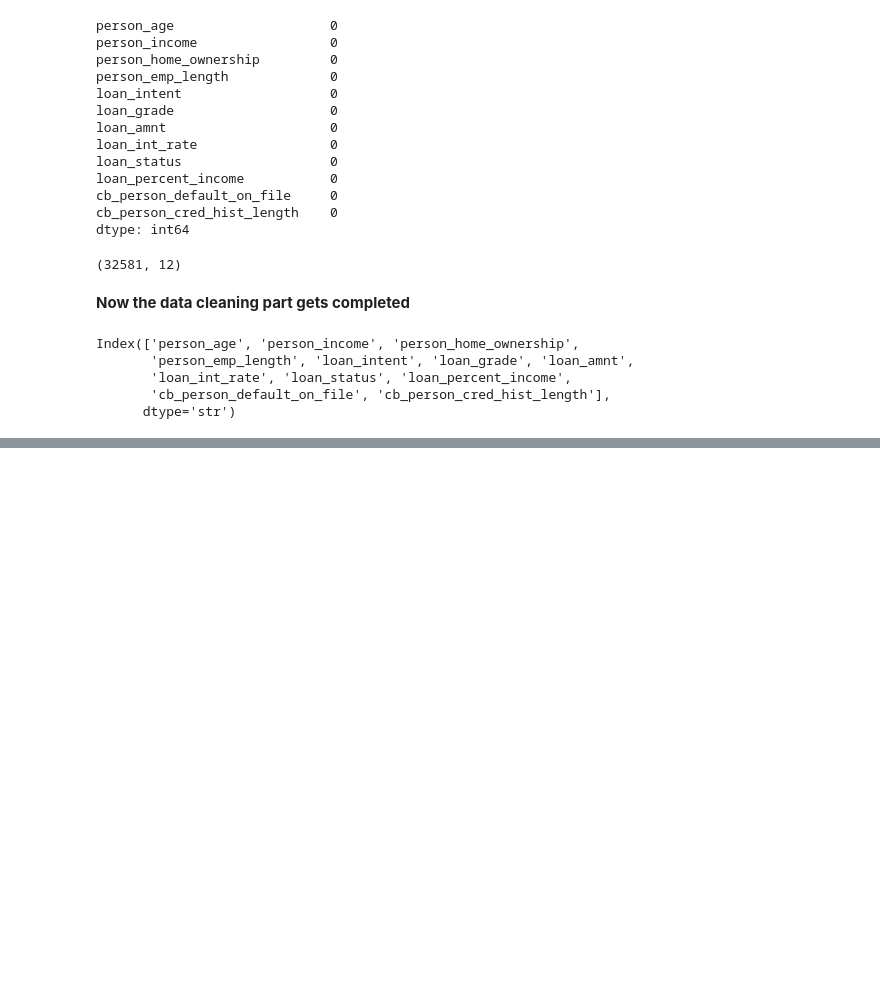
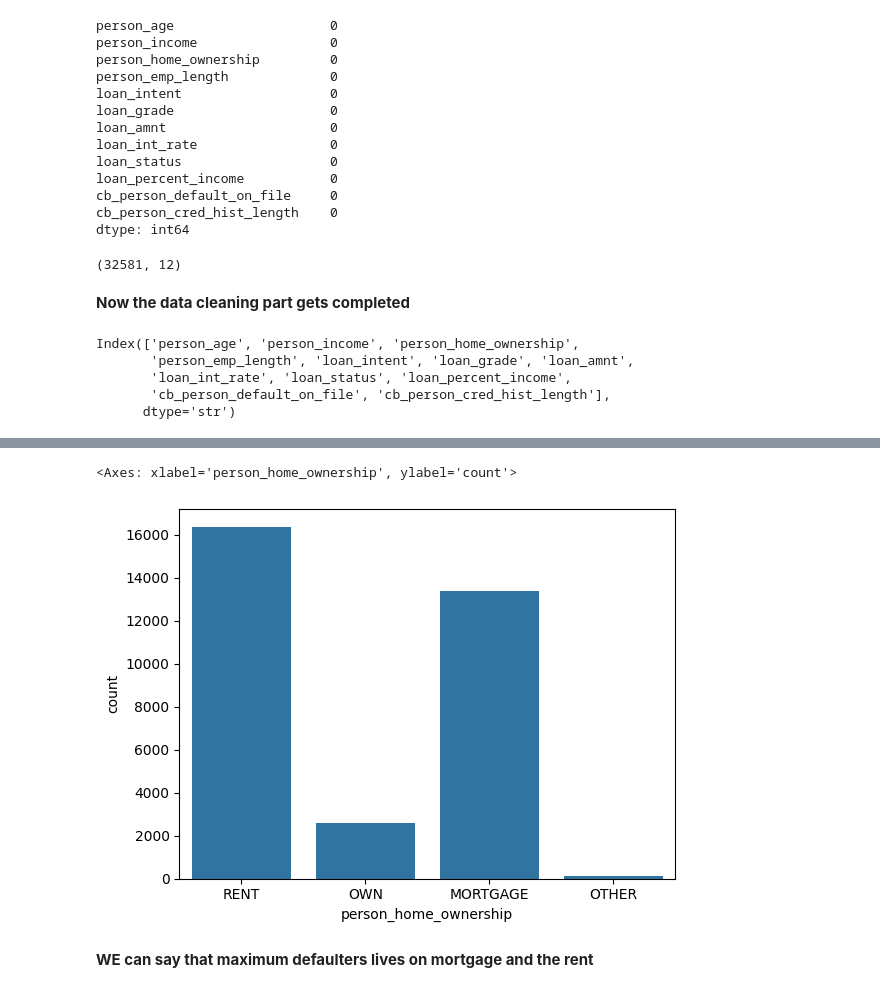
Before and after one commit to mohnish4code/Credit-Risk-Prediction-Project, a Jupyter notebook: notebook/EDA.ipynb, the cells around one changed output, grey strips where cells are left out. Saved outputs shown, nothing was run; the diff lists cells and outputs as text; code cells hidden in the pictures; blank space fills up the shorter version.

```diff
--- a/notebook/EDA.ipynb
+++ b/notebook/EDA.ipynb
@@ -131,0 +139,7 @@ Index(['person_age', 'person_income', 'person_home_ownership',
+# %%
+sns.countplot(data=df, x="person_home_ownership")
+# %% [output]
+<Axes: xlabel='person_home_ownership', ylabel='count'>
+[figure, added]
+# %% [markdown]
+**WE can say that maximum defaulters lives on mortgage and the rent**
```
Also changed, not shown: parts of 2 cells of this notebook, 1 other file.
